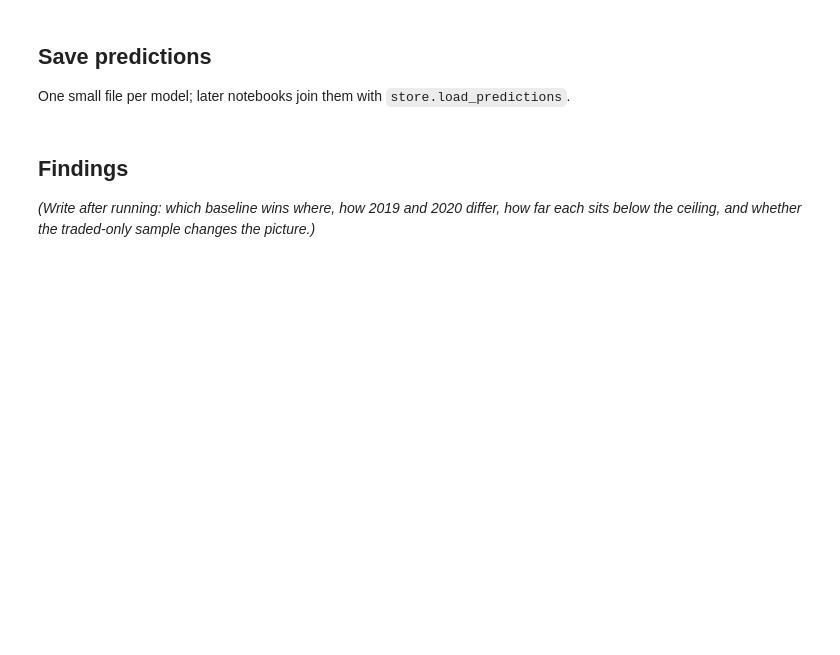
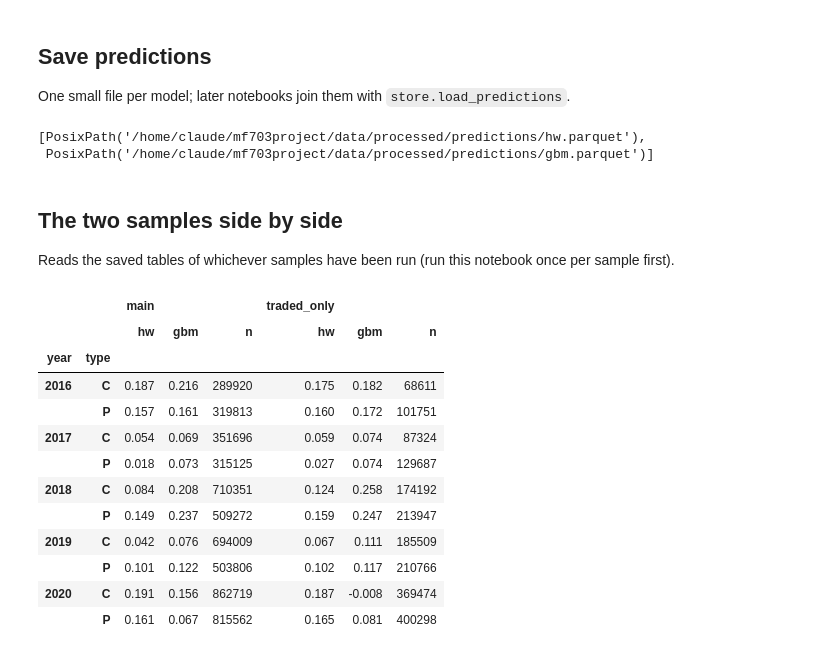
Before and after one commit to Poxterr/MF703Project, a Jupyter notebook: notebooks/02_baselines.ipynb, the cells around one changed output. Cells and saved outputs as stored; diff of their text form; code cells hidden in the pictures; blank space fills up the shorter version.

```diff
--- a/notebooks/02_baselines.ipynb
+++ b/notebooks/02_baselines.ipynb
@@ -7,12 +7,15 @@ Sets the yardsticks the neural networks are judged against. Black-Scholes is the
 
 Run once with `SAMPLE = "main"` and once with `SAMPLE = "traded_only"`; tables and figures go to `tables/<sample>/` and `figures/<sample>/`, predictions to `data/<processed>/predictions/`.
 # %%
-import sys, pandas as pd, numpy as np, matplotlib.pyplot as plt
+import os, sys, pandas as pd, numpy as np, matplotlib.pyplot as plt
 sys.path.insert(0, "..")
 from config import *
 from src import models, evaluate, store
 
-SAMPLE = "main"            # "main" = all quoted options, "traded_only" = volume > 0 (see config.SAMPLES)
+# "main" = all quoted options, "traded_only" = volume > 0 on both days (see config.SAMPLES).
+# Change it here, or set the MF703_SAMPLE environment variable when executing from the command line.
+SAMPLE = os.environ.get("MF703_SAMPLE", "main")
 P = sample_paths(SAMPLE)
 P["tables"].mkdir(parents=True, exist_ok=True); P["figures"].mkdir(parents=True, exist_ok=True)
 print(SAMPLE, "->", P["pairs"])
+pd.set_option('display.float_format', '{:.3f}'.format)
@@ -73,7 +188,34 @@ ctx.round(3)
 One small file per model; later notebooks join them with `store.load_predictions`.
 # %%
 store.save_predictions(pairs, MODELS, P["predictions"])
+# %% [output]
+[PosixPath('/home/claude/mf703project/data/processed/predictions/hw.parquet'),
+ PosixPath('/home/claude/mf703project/data/processed/predictions/gbm.parquet')]
-# %% [markdown]
-## Findings
-
-*(Write after running: which baseline wins where, how 2019 and 2020 differ, how far each sits below the ceiling, and whether the traded-only sample changes the picture.)*
+# %% [markdown]
+## The two samples side by side
+
+Reads the saved tables of whichever samples have been run (run this notebook once per sample first).
+# %%
+def side_by_side(name, index_col):
+    got = {}
+    for smp in SAMPLES:
+        f = sample_paths(smp)["tables"] / "baselines" / name
+        if f.exists():
+            got[smp] = pd.read_csv(f, index_col=index_col)
+    return pd.concat(got, axis=1) if got else None
+
+side_by_side("gain_by_year_type.csv", [0, 1])
+# %% [output]
+|  |  | main |  |  | traded_only |  |  |
+|  |  | hw | gbm | n | hw | gbm | n |
+| year | type |  |  |  |  |  |  |
+| 2016 | C | 0.187 | 0.216 | 289920 | 0.175 | 0.182 | 68611 |
+|  | P | 0.157 | 0.161 | 319813 | 0.160 | 0.172 | 101751 |
+| 2017 | C | 0.054 | 0.069 | 351696 | 0.059 | 0.074 | 87324 |
+|  | P | 0.018 | 0.073 | 315125 | 0.027 | 0.074 | 129687 |
+| 2018 | C | 0.084 | 0.208 | 710351 | 0.124 | 0.258 | 174192 |
+|  | P | 0.149 | 0.237 | 509272 | 0.159 | 0.247 | 213947 |
+| 2019 | C | 0.042 | 0.076 | 694009 | 0.067 | 0.111 | 185509 |
+|  | P | 0.101 | 0.122 | 503806 | 0.102 | 0.117 | 210766 |
+| 2020 | C | 0.191 | 0.156 | 862719 | 0.187 | -0.008 | 369474 |
+|  | P | 0.161 | 0.067 | 815562 | 0.165 | 0.081 | 400298 |
```
Also changed, not shown: parts of 15 cells of this notebook, 21 other files.
